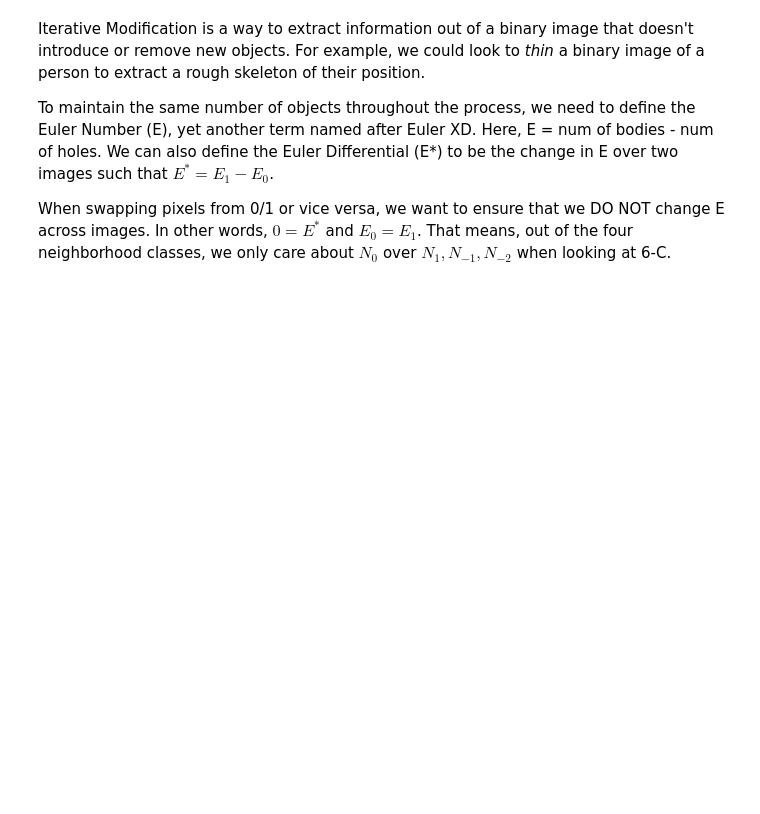
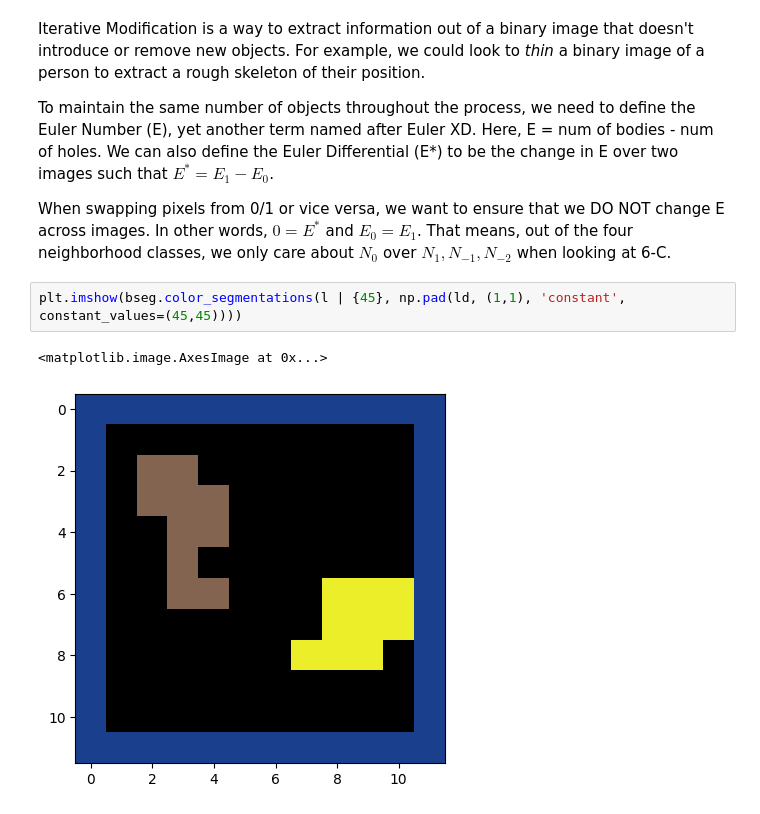
Before and after one commit to aarush-umap/3Dvision, a Jupyter notebook: binary_images.ipynb, the cells around one changed output. Drawn from its saved outputs; the diff is of its cells as text; blank space fills up the shorter version.

```diff
--- a/binary_images.ipynb
+++ b/binary_images.ipynb
@@ -147,3 +144,8 @@ Iterative Modification is a way to extract information out of a binary image tha
 To maintain the same number of objects throughout the process, we need to define the Euler Number (E), yet another term named after Euler XD. Here, E = num of bodies - num of holes. We can also define the Euler Differential (E*) to be the change in E over two images such that $E^* = E_1 - E_0$.
 
 When swapping pixels from 0/1 or vice versa, we want to ensure that we DO NOT change E across images. In other words, $0 = E^*$ and $E_0 = E_1$. That means, out of the four neighborhood classes, we only care about $N_0$ over $N_1, N_{-1}, N_{-2}$ when looking at 6-C.
+# %%
+plt.imshow(bseg.color_segmentations(l | {45}, np.pad(ld, (1,1), 'constant', constant_values=(45,45))))
+# %% [output]
+<matplotlib.image.AxesImage at 0x...>
+[figure, added]
```
Also changed, not shown: parts of 7 cells of this notebook.
